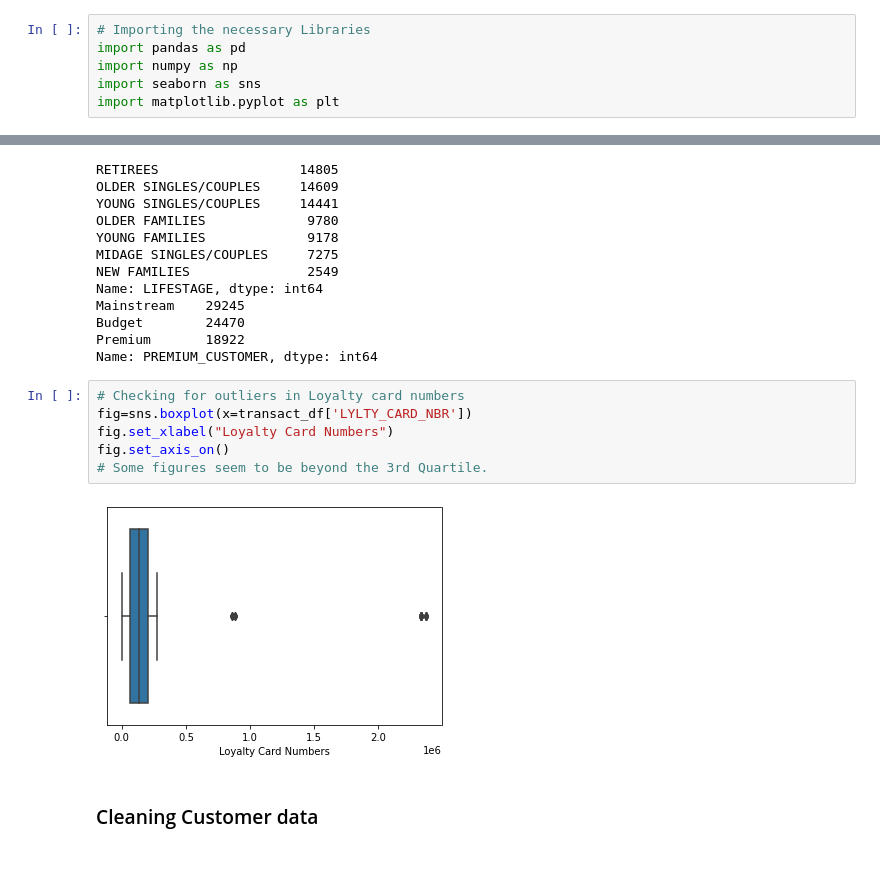
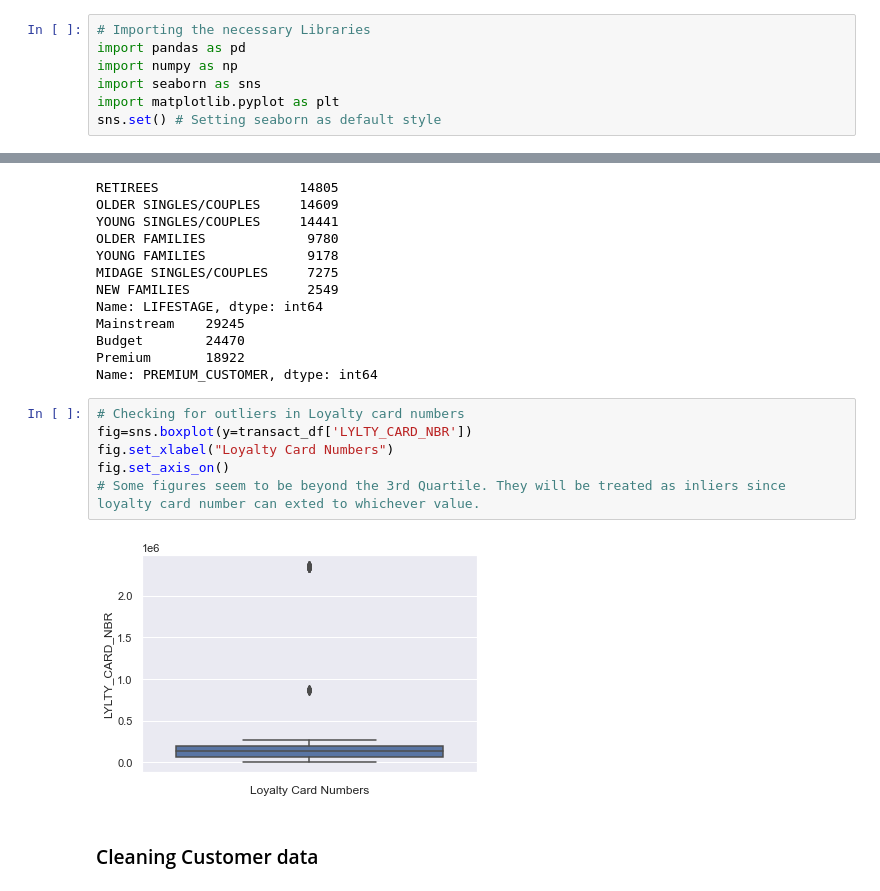
Before and after one commit to CHRISTINEMUTHEE/Quantium-Analysis, a Jupyter notebook: notebooks/data_cleaning.ipynb, the cells around one changed output, grey strips where cells are left out. Drawn from its saved outputs; the diff is of its cells as text; blank space fills up the shorter version.

```diff
--- a/notebooks/data_cleaning.ipynb
+++ b/notebooks/data_cleaning.ipynb
@@ -8,6 +8,7 @@ import pandas as pd
 import numpy as np
 import seaborn as sns
 import matplotlib.pyplot as plt
+sns.set() # Setting seaborn as default style
 # %%
 # Loading the data sets from google drive.
 path="https://docs.google.com/spreadsheets/d/e/2PACX-1vS4MqswS0ISKSntl85QN9aOo7r_6tRiftdPCakXYfc2WZ4bH1Zad0DANYL6BaNq1MyPG8Yq4nN7q8xi/pub?output=csv"
@@ -94,12 +95,12 @@ Premium       18922
 Name: PREMIUM_CUSTOMER, dtype: int64
 # %%
 # Checking for outliers in Loyalty card numbers
-fig=sns.boxplot(x=transact_df['LYLTY_CARD_NBR'])
+fig=sns.boxplot(y=transact_df['LYLTY_CARD_NBR'])
 fig.set_xlabel("Loyalty Card Numbers")
 fig.set_axis_on()
-# Some figures seem to be beyond the 3rd Quartile.
+# Some figures seem to be beyond the 3rd Quartile. They will be treated as inliers since loyalty card number can exted to whichever value.
 # %% [output]
-[figure, old version]
+[figure, new version]
 # %% [markdown]
 ### Cleaning Customer data
 # %%
```
Also changed, not shown: parts of 6 cells of this notebook.
